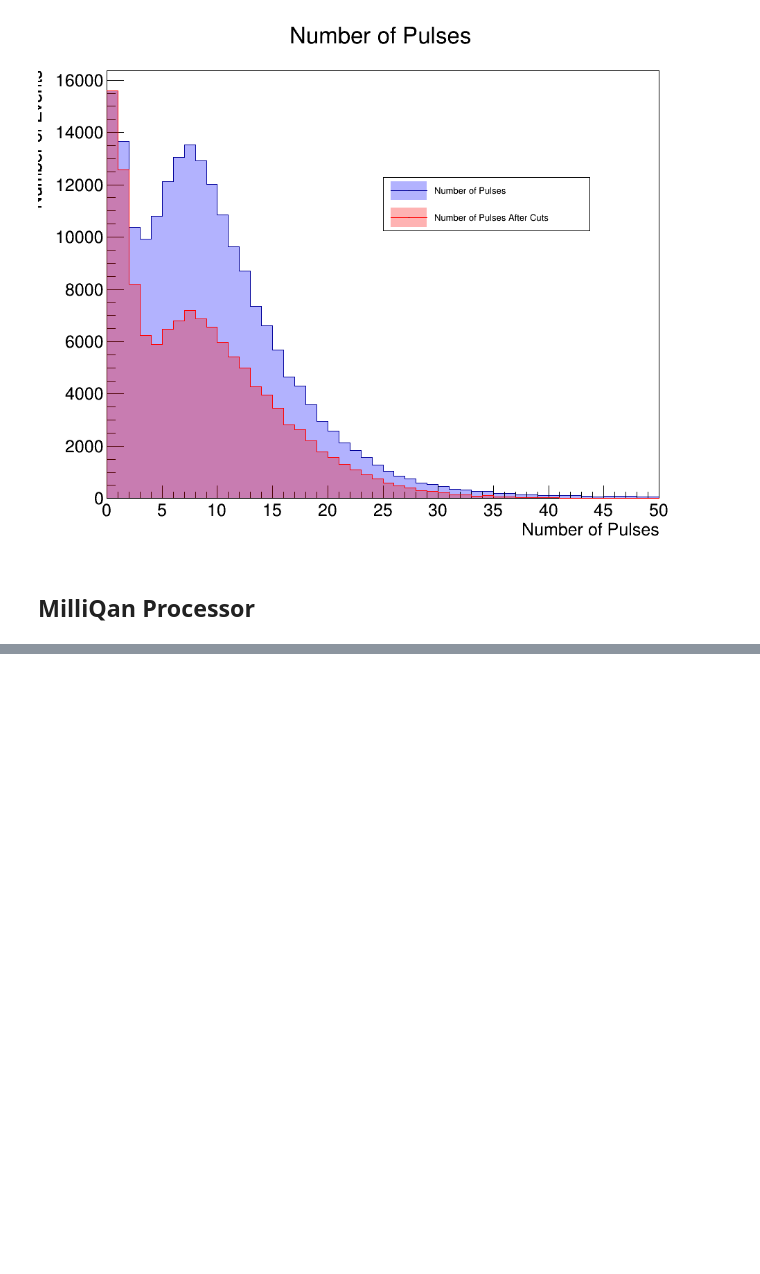
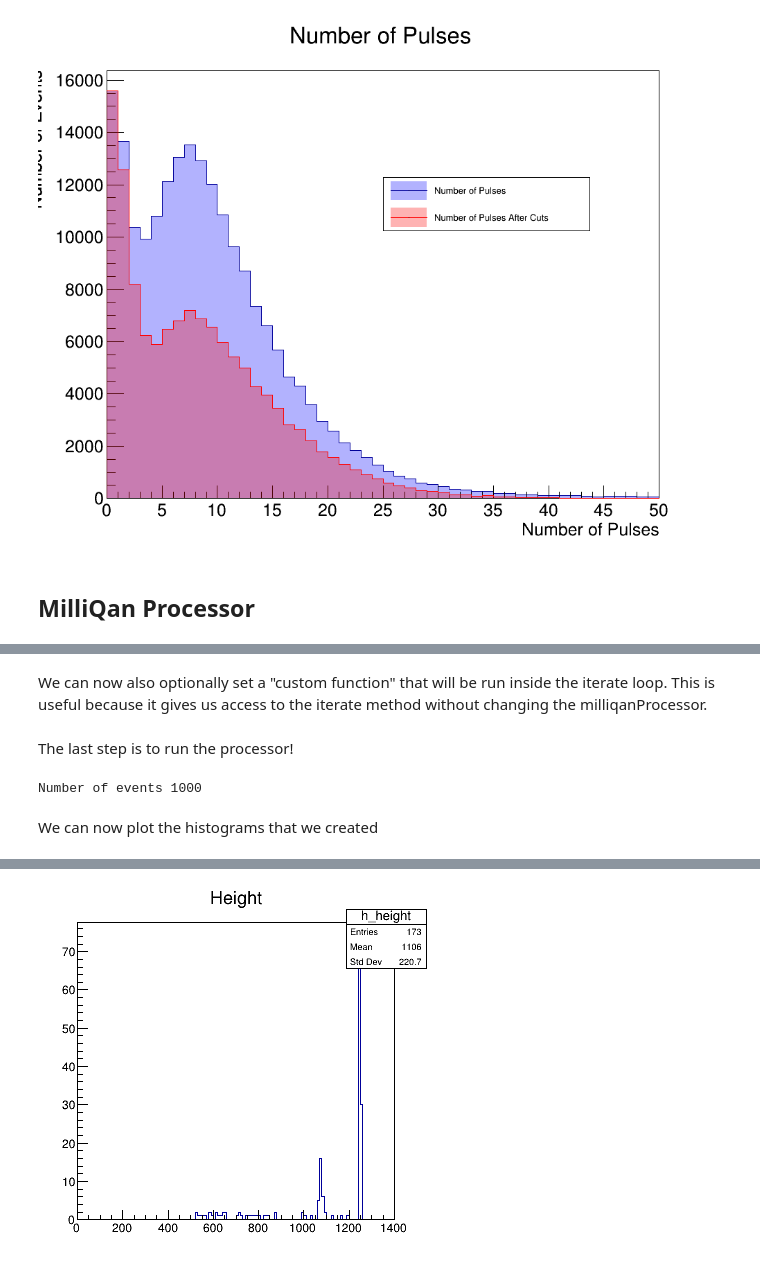
Before and after one commit to milliQan-sw/milliqanOffline, a Jupyter notebook: Run3Detector/analysis/tutorial/MilliQanUprootTutorial.ipynb, the cells around one changed output, grey strips where cells are left out. Drawn from its saved outputs; the diff is of its cells as text; code cells hidden in the pictures; blank space fills up the shorter version.

Commit message:
update to tutorial, simplification of milliqan analysis class objects

```diff
--- a/Run3Detector/analysis/tutorial/MilliQanUprootTutorial.ipynb
+++ b/Run3Detector/analysis/tutorial/MilliQanUprootTutorial.ipynb
@@ -393,0 +462,9 @@ from milliqanProcessor import *
+# %%
+#define milliqan plotter
+myplotter = milliqanPlotter()
+
+#create root histogram
+h_height = r.TH1F("h_height", "Height", 140, 0, 1400)
+
+#add root histogram to plotter
+myplotter.addHistograms(h_height, 'height', 'eventCuts')
@@ -393,0 +514,2 @@ from milliqanProcessor import *
+# %% [markdown]
+We can now also optionally set a "custom function" that will be run inside the iterate loop. This is useful because it gives us access to the iterate method without changing the milliqanProcessor.
@@ -393,0 +519,15 @@ from milliqanProcessor import *
+# %% [markdown]
+The last step is to run the processor!
+# %%
+#run the milliqan processor
+myiterator.run()
+# %% [output]
+Number of events 1000
+# %% [markdown]
+We can now plot the histograms that we created
+# %%
+c1 = r.TCanvas("c1", "c1", 400, 400)
+c1.cd()
+h_height.Draw()
+c1.Draw()
+# %% [output]
@@ -393,0 +535 @@ from milliqanProcessor import *
+[figure, added]
```
Also changed, not shown: parts of 19 cells of this notebook, 5 other files.
